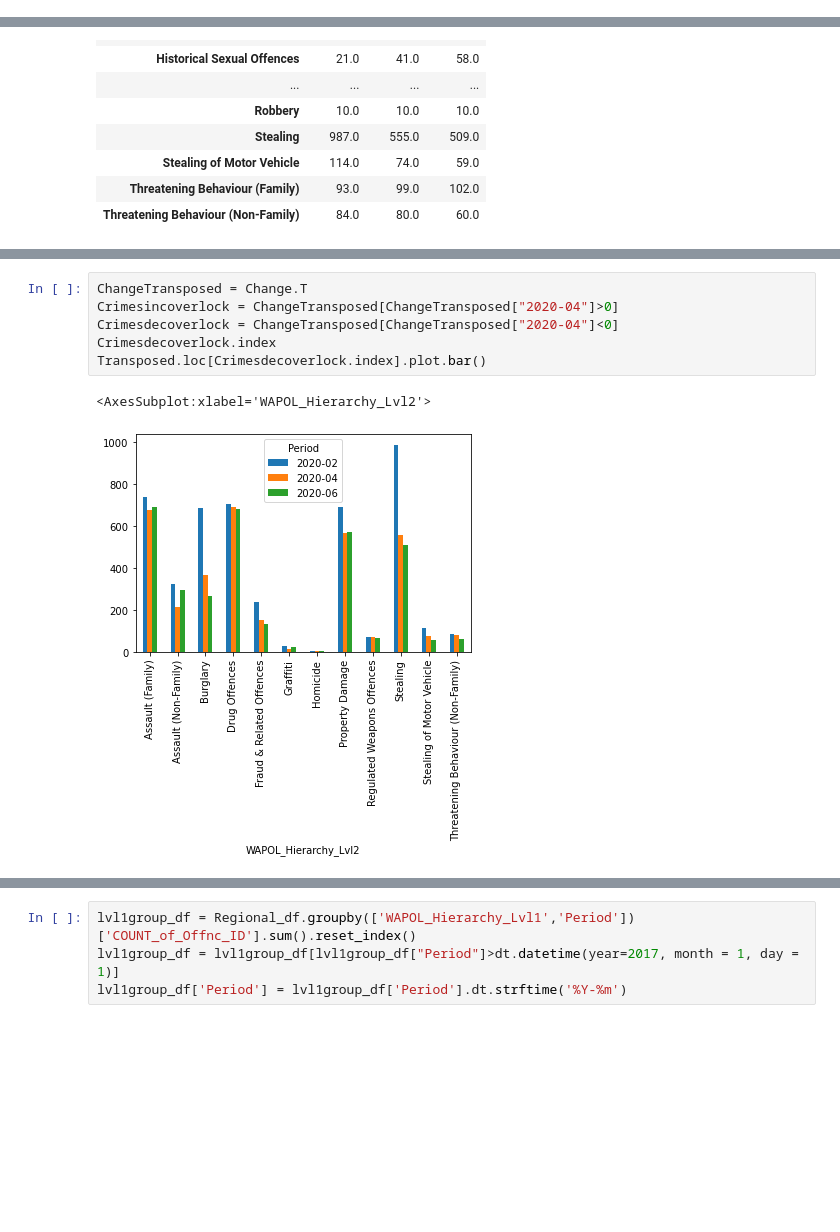
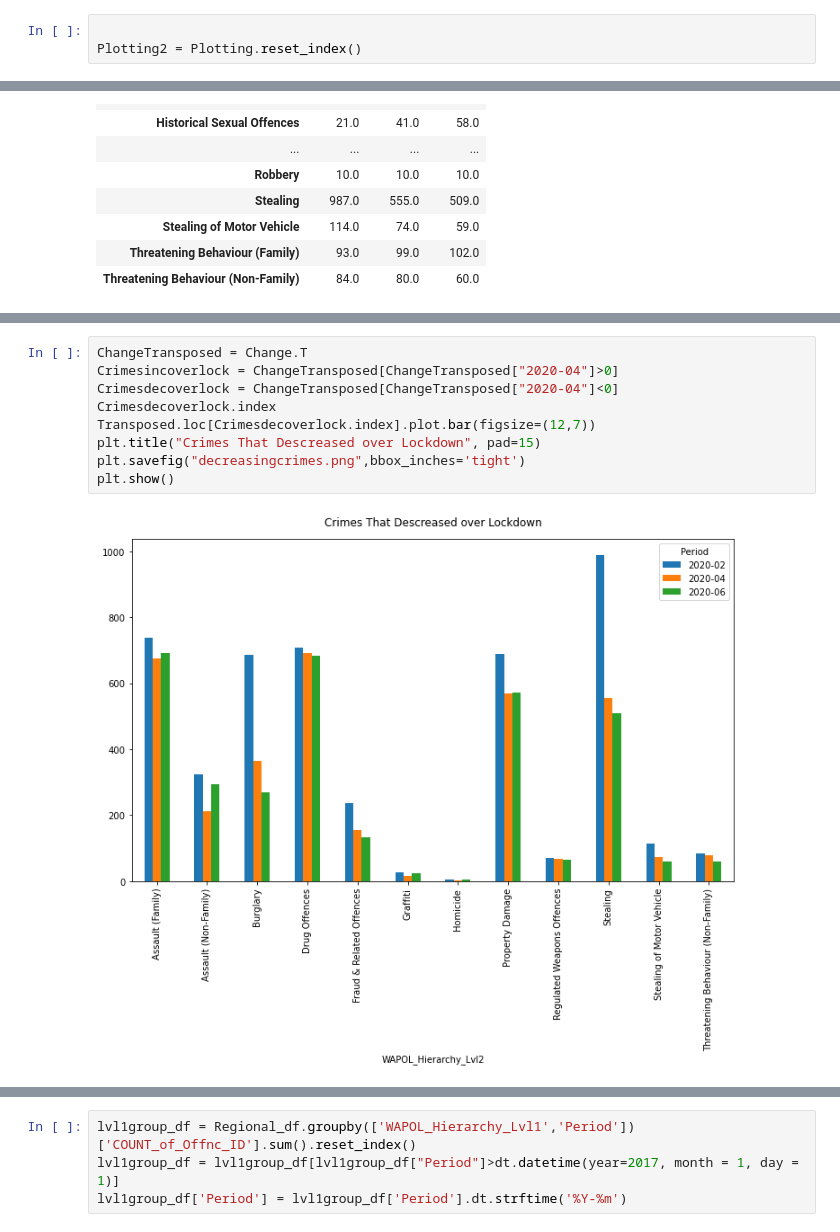
Before and after one commit to FernB/WACrimeRatesCovid19, a Jupyter notebook: WACrimeStatistics.ipynb, the cells around one changed output, grey strips where cells are left out. Drawn from its saved outputs; the diff is of its cells as text; blank space fills up the shorter version.

```diff
--- a/WACrimeStatistics.ipynb
+++ b/WACrimeStatistics.ipynb
@@ -248,4 +250,7 @@ Drug Offences                          9256.00
 Property Damage                        8549.00
 Stealing                              12088.25
 dtype: float64
+# %%
+
+Plotting2 = Plotting.reset_index()
 # %%
@@ -290,9 +310,11 @@ plt.legend(bbox_to_anchor = (1.05, 1.0))
 # %%
 ChangeTransposed = Change.T
 Crimesincoverlock = ChangeTransposed[ChangeTransposed["2020-04"]>0]
 Crimesdecoverlock = ChangeTransposed[ChangeTransposed["2020-04"]<0]
 Crimesdecoverlock.index
-Transposed.loc[Crimesdecoverlock.index].plot.bar()
+Transposed.loc[Crimesdecoverlock.index].plot.bar(figsize=(12,7))
+plt.title("Crimes That Descreased over Lockdown", pad=15)
+plt.savefig("decreasingcrimes.png",bbox_inches='tight')
+plt.show()
 # %% [output]
-<AxesSubplot:xlabel='WAPOL_Hierarchy_Lvl2'>
-[figure, old version]
+[figure, new version]
```
Also changed, not shown: parts of 15 cells of this notebook, 6 other files.
